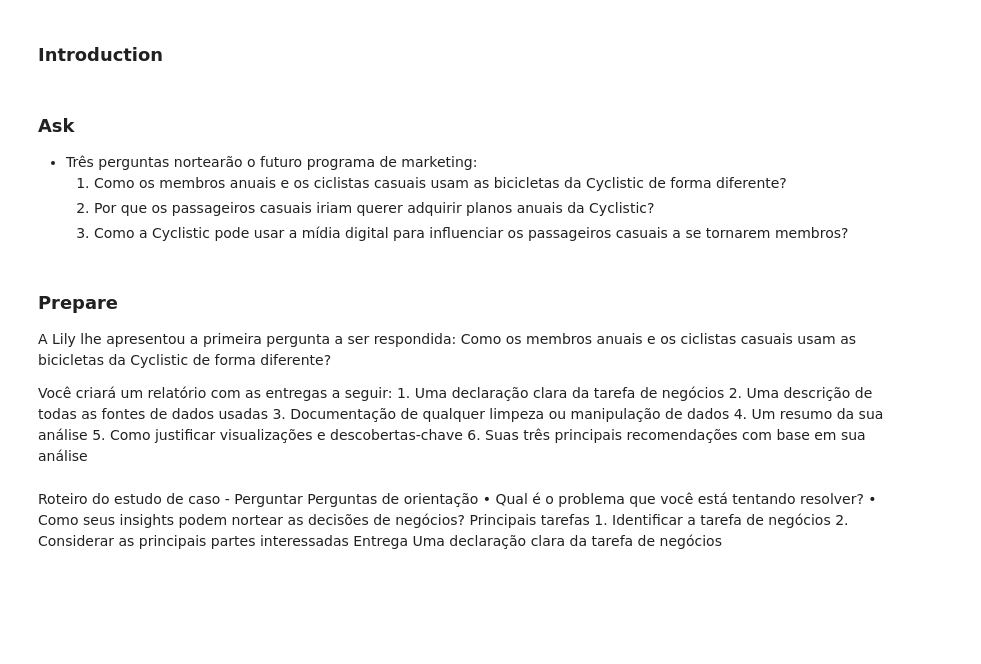
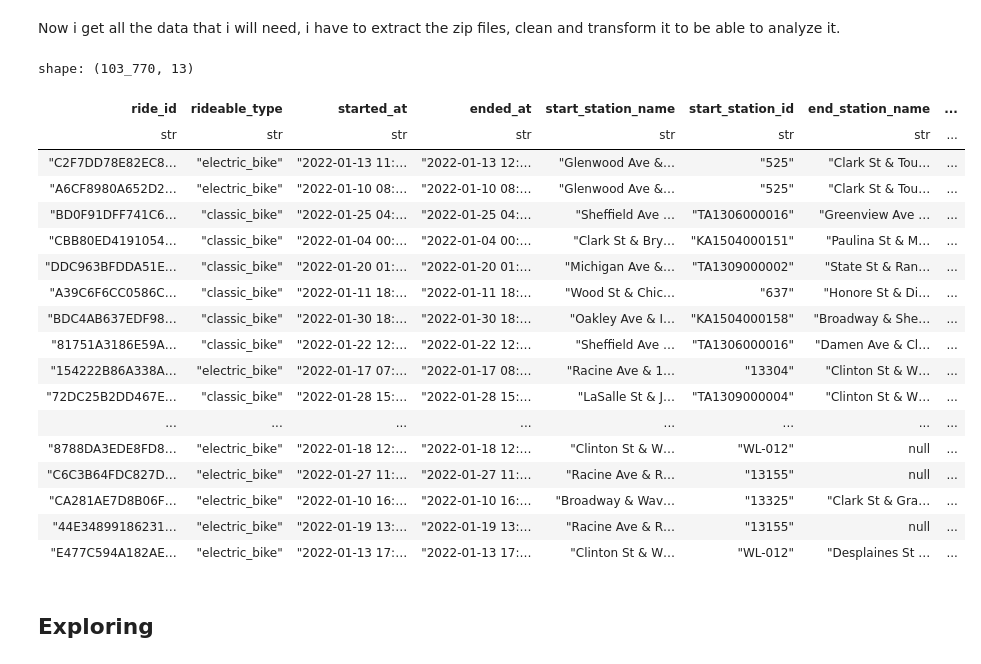
Before and after one commit to jhonatangopereira/Cyclistic-Bike-Sharing-Analysis, a Jupyter notebook: main.ipynb, the cells around one changed output. Cells and saved outputs as stored; diff of their text form; code cells hidden in the pictures; blank space fills up the shorter version.

```diff
--- a/main.ipynb
+++ b/main.ipynb
@@ -0,0 +66,2 @@
+# %% [markdown]
+Now i get all the data that i will need, i have to extract the zip files, clean and transform it to be able to analyze it.
@@ -1,29 +84,29 @@
+# %%
+import polars as pl
+
+all_files = [f"./datasets/{f}" for f in listdir("./datasets") if "csv" in f]
+
+df = pl.scan_csv(all_files[0]).collect()
+df
+# %% [output]
+shape: (103_770, 13)
+| ride_id | rideable_type | started_at | ended_at | start_station_name | start_station_id | end_station_name | ... |
+| str | str | str | str | str | str | str | ... |
+| "C2F7DD78E82EC8… | "electric_bike" | "2022-01-13 11:… | "2022-01-13 12:… | "Glenwood Ave &… | "525" | "Clark St & Tou… | ... |
+| "A6CF8980A652D2… | "electric_bike" | "2022-01-10 08:… | "2022-01-10 08:… | "Glenwood Ave &… | "525" | "Clark St & Tou… | ... |
+| "BD0F91DFF741C6… | "classic_bike" | "2022-01-25 04:… | "2022-01-25 04:… | "Sheffield Ave … | "TA1306000016" | "Greenview Ave … | ... |
+| "CBB80ED4191054… | "classic_bike" | "2022-01-04 00:… | "2022-01-04 00:… | "Clark St & Bry… | "KA1504000151" | "Paulina St & M… | ... |
+| "DDC963BFDDA51E… | "classic_bike" | "2022-01-20 01:… | "2022-01-20 01:… | "Michigan Ave &… | "TA1309000002" | "State St & Ran… | ... |
+| "A39C6F6CC0586C… | "classic_bike" | "2022-01-11 18:… | "2022-01-11 18:… | "Wood St & Chic… | "637" | "Honore St & Di… | ... |
+| "BDC4AB637EDF98… | "classic_bike" | "2022-01-30 18:… | "2022-01-30 18:… | "Oakley Ave & I… | "KA1504000158" | "Broadway & She… | ... |
+| "81751A3186E59A… | "classic_bike" | "2022-01-22 12:… | "2022-01-22 12:… | "Sheffield Ave … | "TA1306000016" | "Damen Ave & Cl… | ... |
+| "154222B86A338A… | "electric_bike" | "2022-01-17 07:… | "2022-01-17 08:… | "Racine Ave & 1… | "13304" | "Clinton St & W… | ... |
+| "72DC25B2DD467E… | "classic_bike" | "2022-01-28 15:… | "2022-01-28 15:… | "LaSalle St & J… | "TA1309000004" | "Clinton St & W… | ... |
+| ... | ... | ... | ... | ... | ... | ... | ... |
+| "8788DA3EDE8FD8… | "electric_bike" | "2022-01-18 12:… | "2022-01-18 12:… | "Clinton St & W… | "WL-012" | null | ... |
+| "C6C3B64FDC827D… | "electric_bike" | "2022-01-27 11:… | "2022-01-27 11:… | "Racine Ave & R… | "13155" | null | ... |
+| "CA281AE7D8B06F… | "electric_bike" | "2022-01-10 16:… | "2022-01-10 16:… | "Broadway & Wav… | "13325" | "Clark St & Gra… | ... |
+| "44E34899186231… | "electric_bike" | "2022-01-19 13:… | "2022-01-19 13:… | "Racine Ave & R… | "13155" | null | ... |
+| "E477C594A182AE… | "electric_bike" | "2022-01-13 17:… | "2022-01-13 17:… | "Clinton St & W… | "WL-012" | "Desplaines St … | ... |
 # %% [markdown]
-### Introduction
+## Exploring
-# %% [markdown]
-### Ask
-- Três perguntas nortearão o futuro programa de marketing:
-    1. Como os membros anuais e os ciclistas casuais usam as bicicletas da Cyclistic de forma diferente?
-    2. Por que os passageiros casuais iriam querer adquirir planos anuais da Cyclistic?
-    3. Como a Cyclistic pode usar a mídia digital para influenciar os passageiros casuais a se tornarem membros?
-# %% [markdown]
-### Prepare
-A Lily lhe apresentou a primeira pergunta a ser respondida: Como os membros anuais e os ciclistas casuais usam as bicicletas da Cyclistic de forma diferente?
-
-Você criará um relatório com as entregas a seguir:
-    1. Uma declaração clara da tarefa de negócios
-    2. Uma descrição de todas as fontes de dados usadas
-    3. Documentação de qualquer limpeza ou manipulação de dados
-    4. Um resumo da sua análise
-    5. Como justificar visualizações e descobertas-chave
-    6. Suas três principais recomendações com base em sua análise
-# %% [markdown]
-Roteiro do estudo de caso - Perguntar
-Perguntas de orientação
-    • Qual é o problema que você está tentando resolver?
-    • Como seus insights podem nortear as decisões de negócios?
-Principais tarefas
-    1. Identificar a tarefa de negócios
-    2. Considerar as principais partes interessadas
-Entrega
-Uma declaração clara da tarefa de negócios
```
Also changed, not shown: parts of 24 cells of this notebook.
